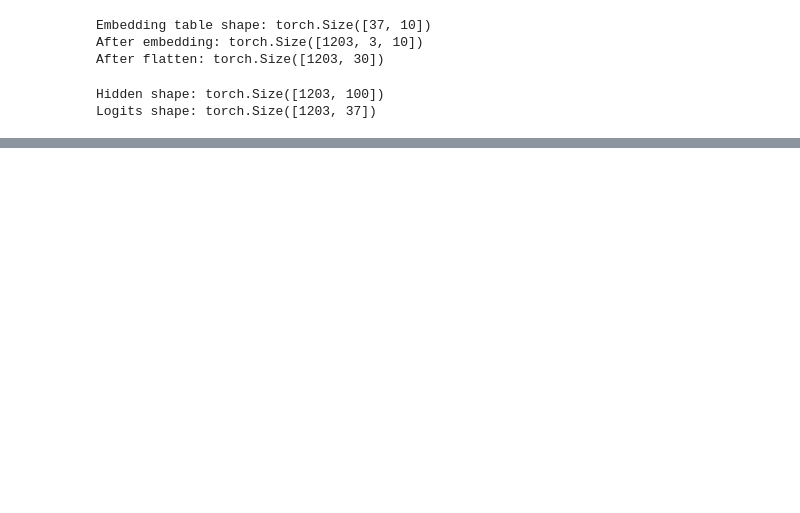
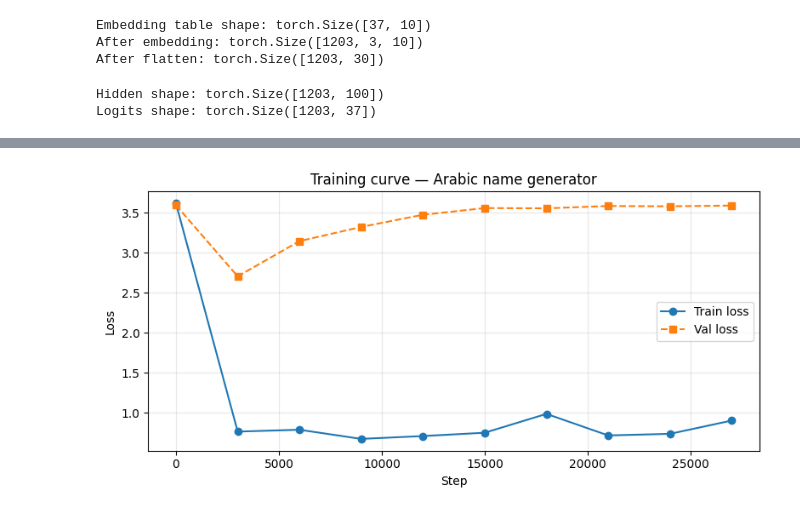
Before and after one commit to aboudrari/arabic-name-generator, a Jupyter notebook: data/arabic_name_generator.ipynb, the cells around one changed output, grey strips where cells are left out. Saved outputs shown, nothing was run; the diff lists cells and outputs as text; code cells hidden in the pictures; blank space fills up the shorter version.

Commit message:
complete arabic name generator

```diff
--- a/data/arabic_name_generator.ipynb
+++ b/data/arabic_name_generator.ipynb
@@ -284,0 +309,21 @@ loss: 3.71960186958313
+# %%
+# Re-initialize all parameters cleanly with requires_grad=True
+
+torch.manual_seed(42)
+
+vocab_size    = len(stoi)   # 37
+embedding_dim = 10
+n_hidden      = 100
+
+C  = torch.randn((vocab_size, embedding_dim))
+W1 = torch.randn((block_size * embedding_dim, n_hidden)) * 0.1
+b1 = torch.zeros(n_hidden)
+W2 = torch.randn((n_hidden, vocab_size)) * 0.01
+b2 = torch.zeros(vocab_size)
+
+parameters = [C, W1, b1, W2, b2]
+for p in parameters:
+    p.requires_grad = True
+
+total = sum(p.nelement() for p in parameters)
+print(f"Total parameters: {total}")
@@ -284,0 +394,16 @@ loss: 3.71960186958313
+# %%
+# Plot training vs validation loss
+
+plt.figure(figsize=(8, 4))
+steps_logged = [i * 3000 for i in range(len(train_losses))]
+plt.plot(steps_logged, train_losses, label='Train loss', marker='o')
+plt.plot(steps_logged, val_losses,   label='Val loss',   marker='s', linestyle='--')
+plt.xlabel('Step')
+plt.ylabel('Loss')
+plt.title('Training curve — Arabic name generator')
+plt.legend()
+plt.grid(True, alpha=0.3)
+plt.tight_layout()
+plt.show()
+# %% [output]
+[figure, added]
```
Also changed, not shown: parts of 12 cells of this notebook.
